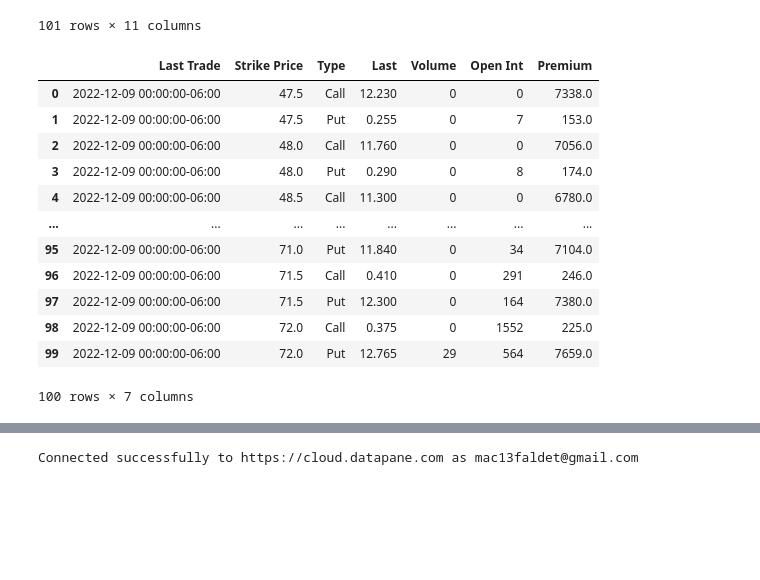
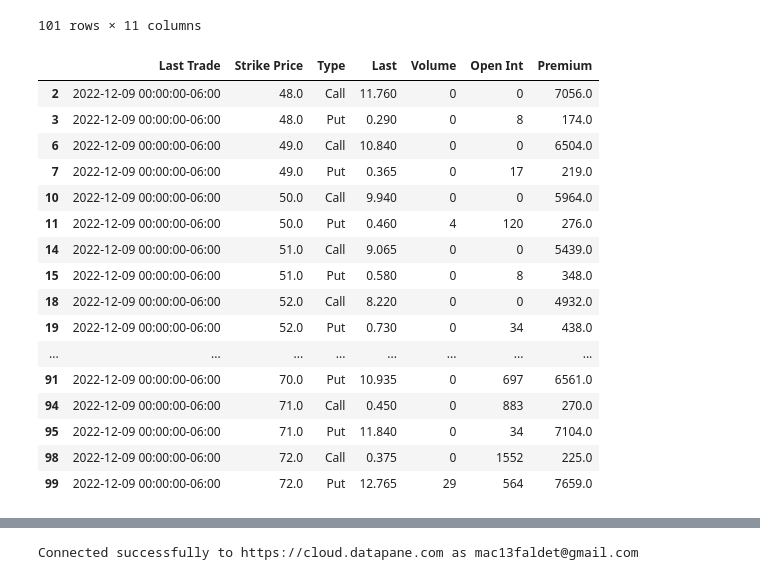
Before and after one commit to mfaldet/Stock-Evaluation, a Jupyter notebook: Option Trading/option_implied_probability_pt1.ipynb, the cells around one changed output, grey strips where cells are left out. Drawn from its saved outputs; the diff is of its cells as text; code cells hidden in the pictures; blank space fills up the shorter version.

```diff
--- a/Option Trading/option_implied_probability_pt1.ipynb
+++ b/Option Trading/option_implied_probability_pt1.ipynb
@@ -23,7 +23,7 @@ raw_data
 101 rows × 11 columns
 # %%
 # Assign Types, Normalize DF (Separate Columns)
-def clean_options(df, reduce=False, size=30):
+def clean_options(df, remove_outliers=True, reduce=False, size=30):
     # Fix Types
     import numpy as np
     df = df.replace(np.nan,0)
@@ -33,44 +33,55 @@ def clean_options(df, reduce=False, size=30):
     # Separate Columns
     df['Strike Price'] = df.Strike.str.extract('(\d+\.\d+)').astype(float)
     df['Type'] = df.Strike.str[-1]
     df.Type = df.Type.replace({'C': 'Call', 'P': 'Put'})
     df = df.drop(['Strike'], axis=1)
 
     # Fix Date
     df['Last Trade'] = df['Last Trade'].str.replace('CT', '', regex=True)
     df['Last Trade'] = pd.to_datetime(df['Last Trade']).dt.tz_localize('America/Chicago')
 
     # Drop last row
     df = df.dropna()
 
+    # Remove Outliers
+    if remove_outliers:
+            import warnings
+            warnings.filterwarnings("ignore")
+            df = df[df['Strike Price'] == df['Strike Price'].astype(int)]
+            df.iloc[:,0] = df.iloc[:,0].apply(pd.to_numeric)
+
     # Filter to +/-30
     def reduce_scope(df, size=30):
         size=size/2
         mid_strike = df['Strike Price'].mean()
         l_range = mid_strike - size
         u_range = mid_strike + size
         df = df[df['Strike Price'].between(l_range, u_range)]
         return(df)
     if reduce:
         sbo = reduce_scope(df)
 
     return df[['Last Trade','Strike Price','Type','Last','Volume','Open Int','Premium']]
 
 data = clean_options(raw_data)
 data
 # %% [output]
 |  | Last Trade | Strike Price | Type | Last | Volume | Open Int | Premium |
-| 0 | 2022-12-09 00:00:00-06:00 | 47.5 | Call | 12.230 | 0 | 0 | 7338.0 |
-| 1 | 2022-12-09 00:00:00-06:00 | 47.5 | Put | 0.255 | 0 | 7 | 153.0 |
 | 2 | 2022-12-09 00:00:00-06:00 | 48.0 | Call | 11.760 | 0 | 0 | 7056.0 |
 | 3 | 2022-12-09 00:00:00-06:00 | 48.0 | Put | 0.290 | 0 | 8 | 174.0 |
-| 4 | 2022-12-09 00:00:00-06:00 | 48.5 | Call | 11.300 | 0 | 0 | 6780.0 |
+| 6 | 2022-12-09 00:00:00-06:00 | 49.0 | Call | 10.840 | 0 | 0 | 6504.0 |
+| 7 | 2022-12-09 00:00:00-06:00 | 49.0 | Put | 0.365 | 0 | 17 | 219.0 |
+| 10 | 2022-12-09 00:00:00-06:00 | 50.0 | Call | 9.940 | 0 | 0 | 5964.0 |
+| 11 | 2022-12-09 00:00:00-06:00 | 50.0 | Put | 0.460 | 4 | 120 | 276.0 |
+| 14 | 2022-12-09 00:00:00-06:00 | 51.0 | Call | 9.065 | 0 | 0 | 5439.0 |
+| 15 | 2022-12-09 00:00:00-06:00 | 51.0 | Put | 0.580 | 0 | 8 | 348.0 |
+| 18 | 2022-12-09 00:00:00-06:00 | 52.0 | Call | 8.220 | 0 | 0 | 4932.0 |
+| 19 | 2022-12-09 00:00:00-06:00 | 52.0 | Put | 0.730 | 0 | 34 | 438.0 |
 | ... | ... | ... | ... | ... | ... | ... | ... |
+| 91 | 2022-12-09 00:00:00-06:00 | 70.0 | Put | 10.935 | 0 | 697 | 6561.0 |
+| 94 | 2022-12-09 00:00:00-06:00 | 71.0 | Call | 0.450 | 0 | 883 | 270.0 |
 | 95 | 2022-12-09 00:00:00-06:00 | 71.0 | Put | 11.840 | 0 | 34 | 7104.0 |
-| 96 | 2022-12-09 00:00:00-06:00 | 71.5 | Call | 0.410 | 0 | 291 | 246.0 |
-| 97 | 2022-12-09 00:00:00-06:00 | 71.5 | Put | 12.300 | 0 | 164 | 7380.0 |
 | 98 | 2022-12-09 00:00:00-06:00 | 72.0 | Call | 0.375 | 0 | 1552 | 225.0 |
 | 99 | 2022-12-09 00:00:00-06:00 | 72.0 | Put | 12.765 | 29 | 564 | 7659.0 |
-100 rows × 7 columns
 # %%
 # Calculate probabilities from strike and price, then visualize p
```
Also changed, not shown: parts of 4 cells of this notebook, 1 other file.
